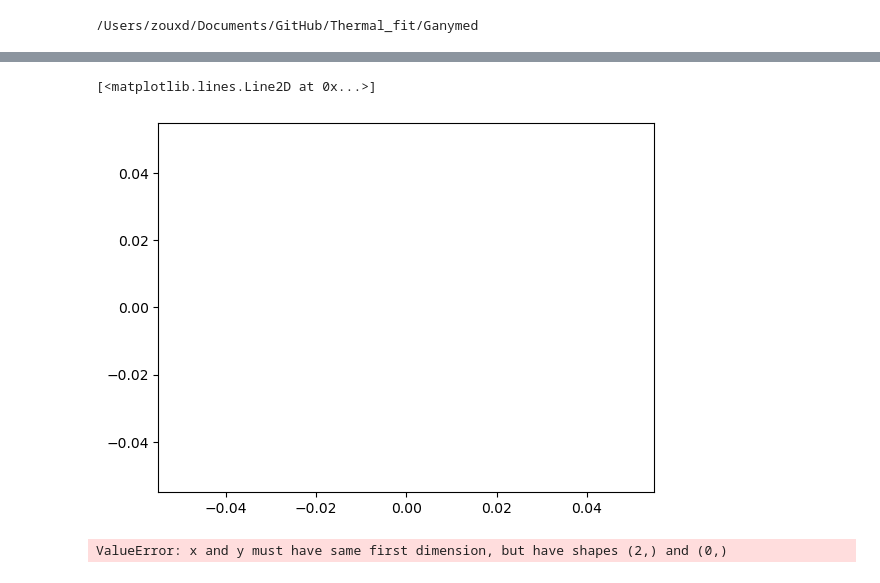
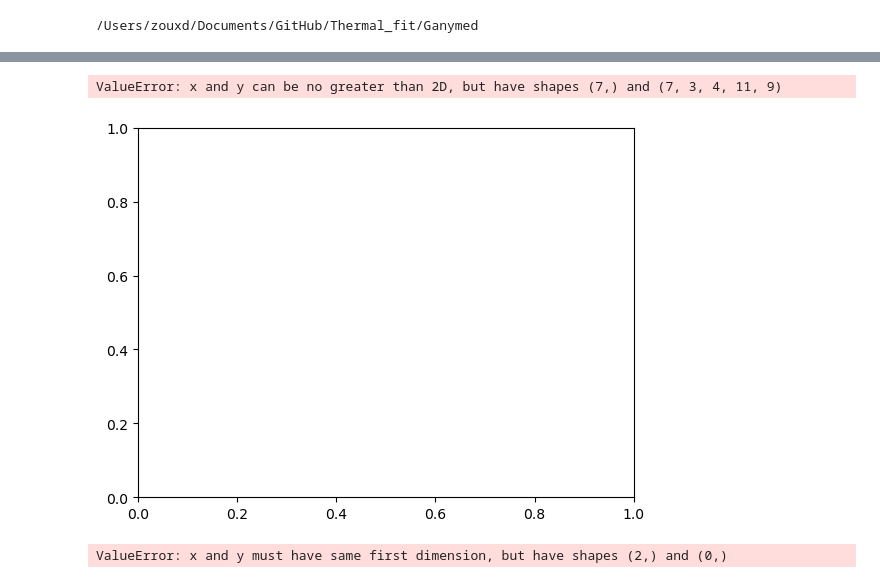
Before and after one commit to zzzxdzzz/Thermal_fit, a Jupyter notebook: Ganymed/Integrated_photometry-Ganymed.ipynb, the cells around one changed output, grey strips where cells are left out. Drawn from its saved outputs; the diff is of its cells as text; code cells hidden in the pictures.

```diff
--- a/Ganymed/Integrated_photometry-Ganymed.ipynb
+++ b/Ganymed/Integrated_photometry-Ganymed.ipynb
@@ -1623,8 +1603,8 @@ ValueError: zero-size array to reduction operation minimum which has no identity
 # %%
-plt.plot((tb_model['flx_dimo'].data / tb_model['flux'].data).flatten(), 'o')
+plt.plot((tb_model['FLUX'].data / tb_model['FLUX'].data).flatten(), 'o')
 # %% [output]
-[<matplotlib.lines.Line2D at 0x...>]
+ValueError: x and y can be no greater than 2D, but have shapes (7,) and (7, 3, 4, 11, 9)
-[figure, old version]
+[figure, new version]
 # %%
 # lightcurve with fixed e, n, loss tan, but varying thermal inertia
 
```
Also changed, not shown: parts of 5 cells of this notebook, 1 other file.
